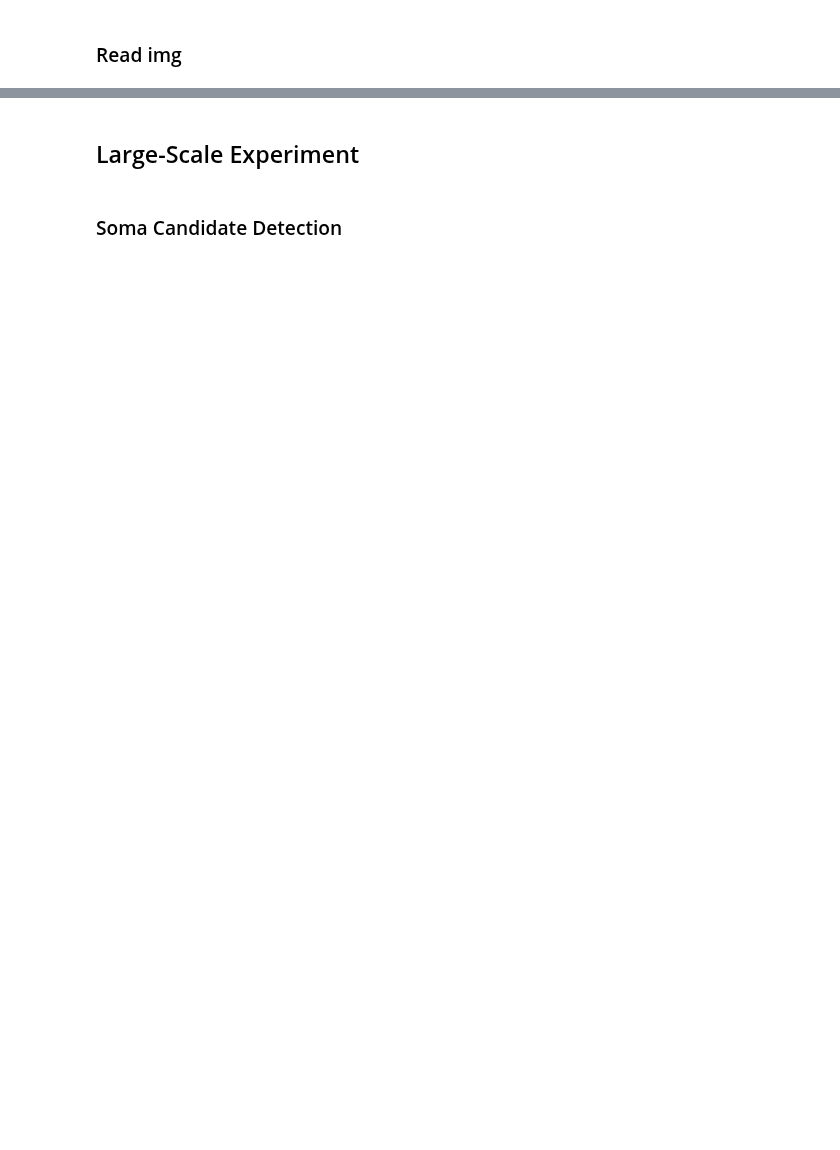
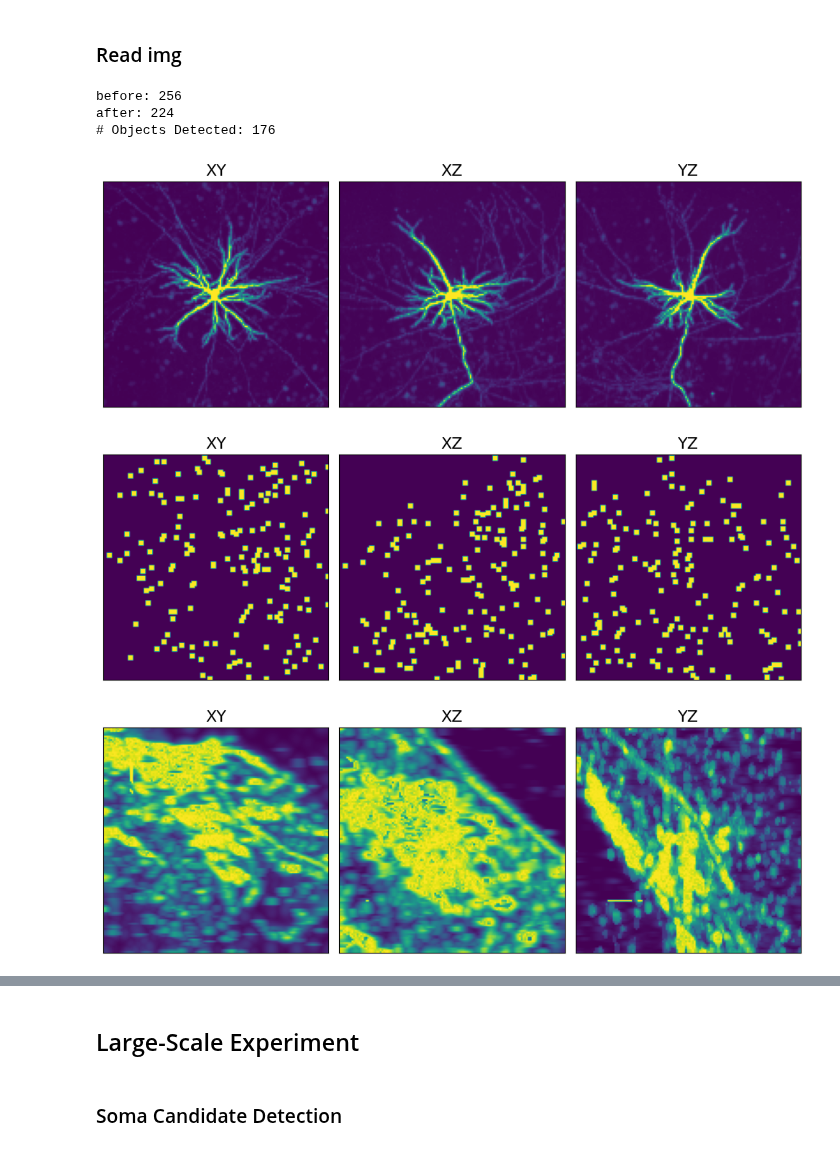
Before and after one commit to AllenNeuralDynamics/aind-exaspim-soma-detection, a Jupyter notebook: code/exp.ipynb, the cells around one changed output, grey strips where cells are left out. Drawn from its saved outputs; the diff is of its cells as text; code cells hidden in the pictures; blank space fills up the shorter version.

Commit message:
Added candidates_img.tiff, detections.tiff; edited exp.ipynb

```diff
--- a/code/exp.ipynb
+++ b/code/exp.ipynb
@@ -63,7 +62,7 @@ def plot_mips(volume, prefix="", clip_bool=False):
 
 def mark_voxel(img_patch, voxel, value=1000):
     i, j, k = voxel
-    img_patch[i-2:i+1, j-2:j+1, k-2:k+1] = value
+    img_patch[i-1:i+2, j-1:j+2, k-1:k+2] = value
     return img_patch
 
 
@@ -86,3 +85,11 @@ def find_argmax_in_neighborhood(img, xyz, k):
     global_argmax = (local_argmax[0] + x_min, local_argmax[1] + y_min, local_argmax[2] + z_min)
 
     return global_argmax
+
+
+def merge_radius(intensity):
+    """
+    Evaluates linear function fit to the points (100, 0) and (10,000, 100).
+
+    """
+    return (1 / 99) * intensity - (100 / 99)
@@ -127,38 +143,39 @@ bright_nonsomas = [
 # %%
 # Region of interest
 idx = 4
 shape = [128, 128, 128]
 from_center = True
 
 # Read img
-voxel = img_util.to_voxels([29021.332,13788.292,10055.257], downsample_factor=downsample_factor)
-img_chunk = get_img_patch(img, voxel, shape, from_center=from_center)
-#img_chunk = gaussian_filter(img_chunk, [1, 1, 1])
+voxel = img_util.to_voxels([18403.324, 11245.411, 2675.9985], downsample_factor=downsample_factor)
+img_patch = get_img_patch(img, voxel, shape, from_center=from_center)
+#img_patch = gaussian_filter(img_patch, [0.5, 0.5, 0.5])
+value = np.max(img_patch)
 
 # Compute LoG
-LoG_img = gaussian_laplace(img_chunk, 3)
-LoG_thresholded_img = np.logical_and(
-    LoG_img == maximum_filter(LoG_img, 3),
-    LoG_img > 100,
-)
-thresholded_img = np.logical_and(LoG_thresholded_img, img_chunk > 100)
-
+blobs = detect_blobs(img_patch)
+centers = get_centroids(img_patch, blobs)
+centers = filter_centers_by_brightness(img_patch, centers)
 
 # Find blob centroids
-labels, n_labels = label(thresholded_img, return_num=True)
-centers = center_of_mass(img_chunk, labels=labels, index=np.arange(1, n_labels+1))
 candidates = list()
-value = np.max(img_chunk) + 200
+candidates_img = np.zeros(img_patch.shape)
 for center in centers:
-    center = tuple([int(c) for c in center])
-    center = find_argmax_in_neighborhood(img_chunk, center, 6)
-    img_chunk = mark_voxel(img_chunk, center, 200)
+    candidates_img = mark_voxel(candidates_img, center, 1)
     candidates.append(center)
-
+    #img_patch = mark_voxel(img_patch, center, 2000)
 
 # Plot mips
 print("# Objects Detected:", len(candidates))
-plot_mips(img_chunk)
+plot_mips(img_patch, clip_bool=True)
+plot_mips(candidates_img)
 plot_mips(LoG_img)
+# %% [output]
+before: 256
+after: 224
+# Objects Detected: 176
+[figure, added]
+[figure, added]
+[figure, added]
 # %%
 stop
```
Also changed, not shown: parts of 6 cells of this notebook, 2 other files.
